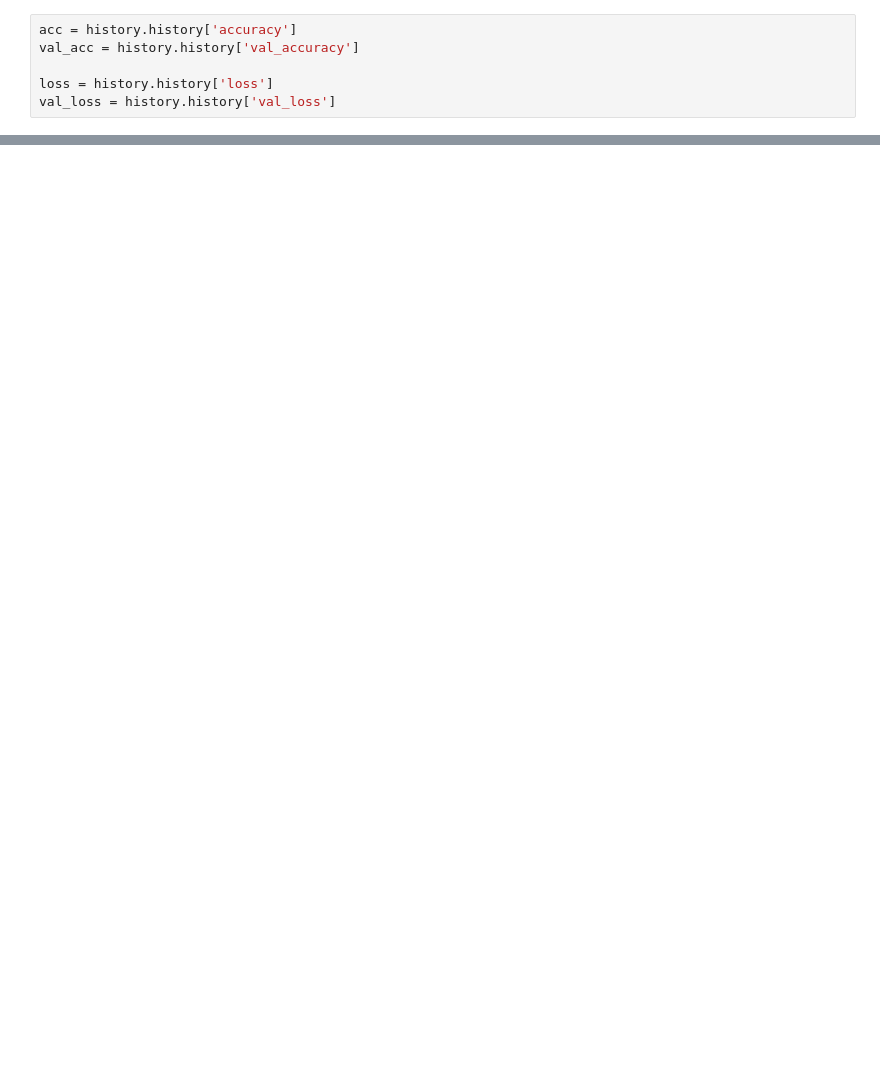
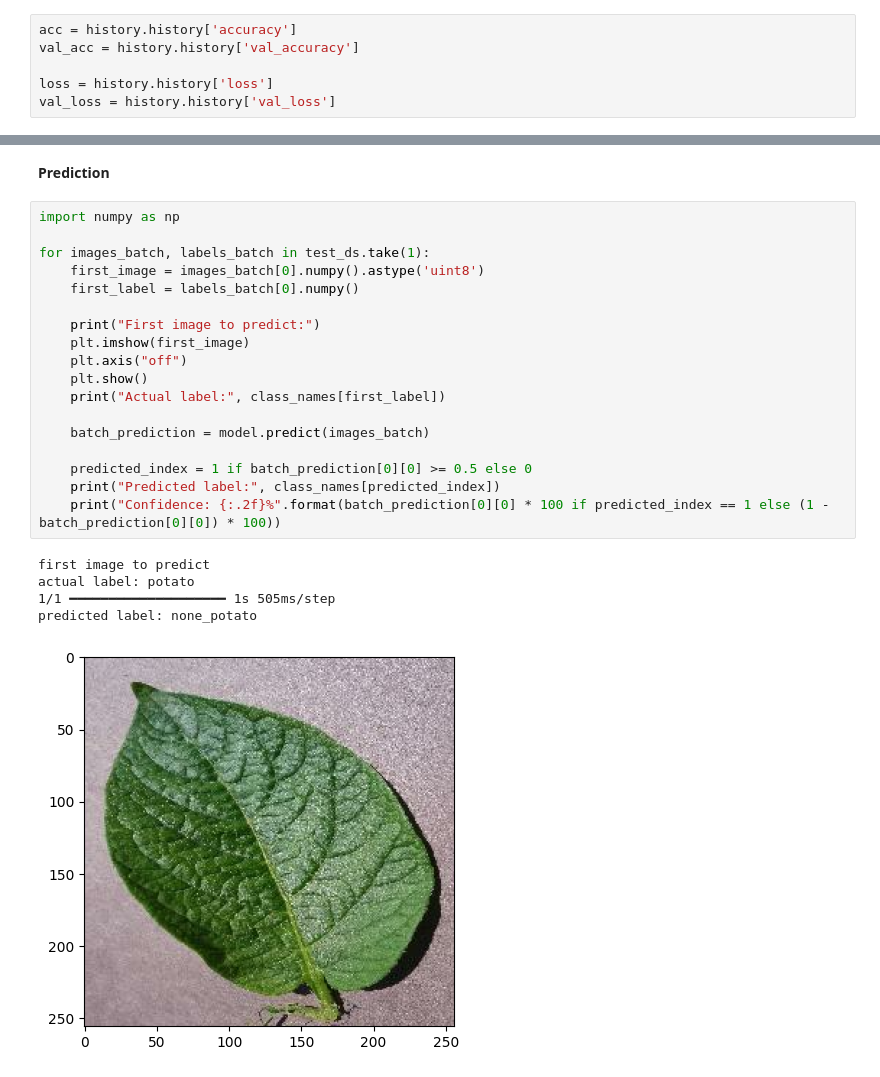
Before and after one commit to TemeBirhanu/potato-disease-prediction, a Jupyter notebook: training/Detect_Potato.ipynb, the cells around one changed output, grey strips where cells are left out. Cells and saved outputs as stored; diff of their text form; blank space fills up the shorter version.

Commit message:
predicted

```diff
--- a/training/Detect_Potato.ipynb
+++ b/training/Detect_Potato.ipynb
@@ -223,0 +224,26 @@ plt.show()
+# %% [markdown]
+**Prediction**
+# %%
+import numpy as np
+
+for images_batch, labels_batch in test_ds.take(1):
+    first_image = images_batch[0].numpy().astype('uint8')
+    first_label = labels_batch[0].numpy()
+
+    print("First image to predict:")
+    plt.imshow(first_image)
+    plt.axis("off")
+    plt.show()
+    print("Actual label:", class_names[first_label])
+
+    batch_prediction = model.predict(images_batch)
+
+    predicted_index = 1 if batch_prediction[0][0] >= 0.5 else 0
+    print("Predicted label:", class_names[predicted_index])
+    print("Confidence: {:.2f}%".format(batch_prediction[0][0] * 100 if predicted_index == 1 else (1 - batch_prediction[0][0]) * 100))
+# %% [output]
+first image to predict
+actual label: potato
+1/1 ━━━━━━━━━━━━━━━━━━━━ 1s 505ms/step
+predicted label: none_potato
+[figure, added]
```
Also changed, not shown: parts of 6 cells of this notebook.
